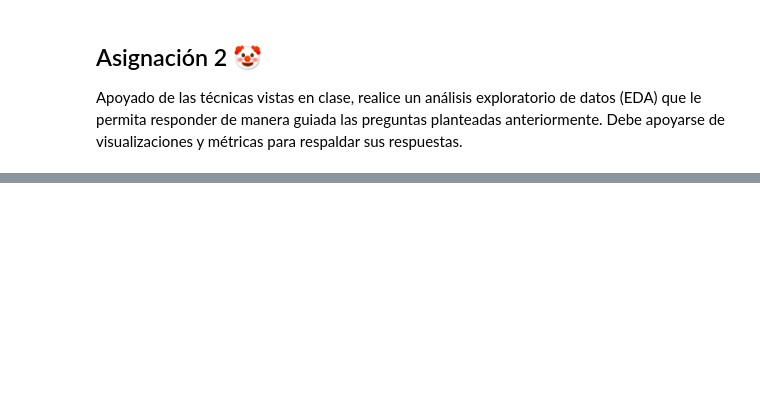
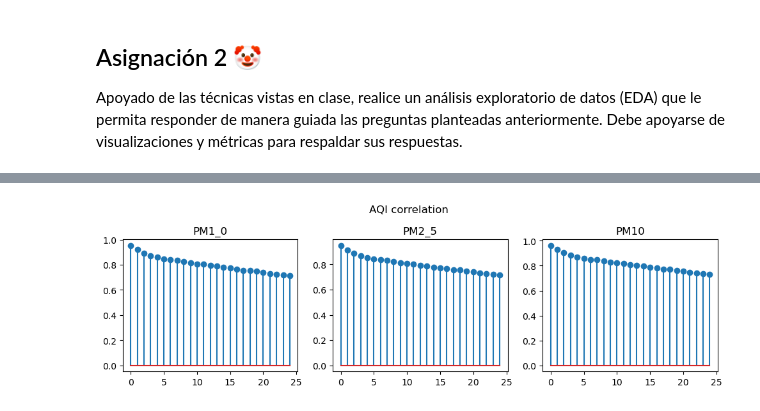
Before and after one commit to V-ivan11/Time-series, a Jupyter notebook: Tareas/4 - EDA en Series de Tiempo.ipynb, the cells around one changed output, grey strips where cells are left out. Saved outputs shown, nothing was run; the diff lists cells and outputs as text; code cells hidden in the pictures; blank space fills up the shorter version.

```diff
--- a/Tareas/4 - EDA en Series de Tiempo.ipynb
+++ b/Tareas/4 - EDA en Series de Tiempo.ipynb
@@ -158,9 +85,0 @@ See the caveats in the documentation: https://pandas.pydata.org/pandas-docs/stab
-# %%
-plt.figure(figsize=(12,5))
-for i, col in enumerate(centers):
-    print("El promedio de ", col, "es", data_centers[data_centers["Center"] == col]["AQI"].mean())
-    plt.plot(data_centers[data_centers["Center"] == col]["Date"],
-    data_centers[data_centers["Center"] == col]["AQI"],
-    label = col, linestyle="-")
-plt.legend()
-plt.show()
@@ -280,0 +170,30 @@ correlogram_std(data_centers, ["Humidity_%", "AQI"], 100)
+# %%
+# Función para normlalizar los datos de un dataframe
+def normalize_array(arr):
+    media = np.mean(arr)
+    sd = np.std(arr)
+    arr = (arr - media)/sd
+    return arr
+# %%
+# Función que grafica correlogramas
+def correlogram(df, name_series, name, lags, tit = ''):
+    lags = range(0, lags)
+    fig, axs = plt.subplots(ncols=len(name_series), figsize=(12, 3))
+    fig.subplots_adjust(hspace=0.3, top=0.80)
+
+    # Correlograma
+    for i, col in enumerate(name_series):
+
+        values = crosscorrelation(
+            normalize_array(df[name].values),
+            normalize_array(df[col].values), lags)
+        axs[i].stem(lags, values)
+        axs[i].set_title(col)
+
+    fig.suptitle(name + ' correlation ' + tit)
+    plt.show()
+# %%
+# Correlograma entre partículas PM y el AQI
+correlogram(features, ["PM1_0", "PM2_5", "PM10"], "AQI", 25)
+# %% [output]
+[figure, added]
```
Also changed, not shown: parts of 39 cells of this notebook.
